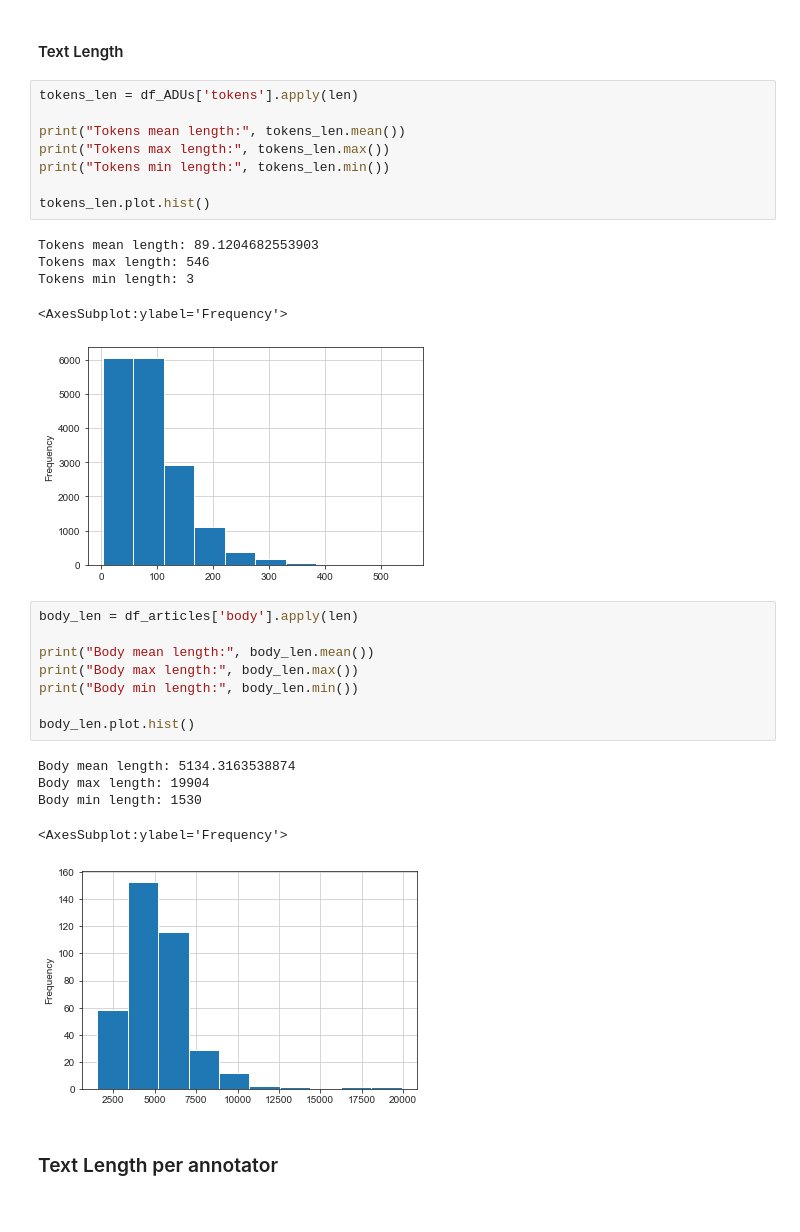
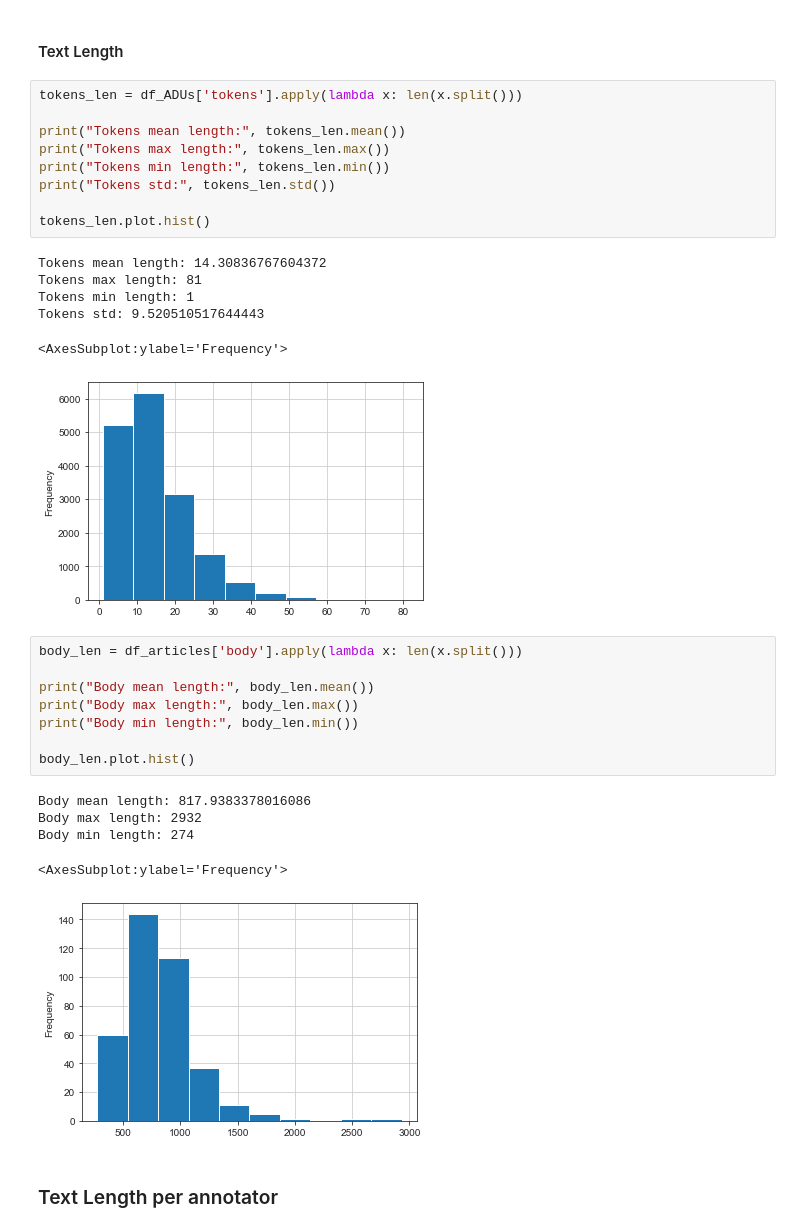
Before and after one commit to g-batalhao-a/PLN, a Jupyter notebook: Project/Assignment1/data_analysis.ipynb, the cells around one changed output. Saved outputs shown, nothing was run; the diff lists cells and outputs as text.

```diff
--- a/Project/Assignment1/data_analysis.ipynb
+++ b/Project/Assignment1/data_analysis.ipynb
@@ -152,33 +158,35 @@ plt.legend(loc='upper left')
 # %% [markdown]
 #### Text Length
 # %%
-tokens_len = df_ADUs['tokens'].apply(len)
+tokens_len = df_ADUs['tokens'].apply(lambda x: len(x.split()))
 
 print("Tokens mean length:", tokens_len.mean())
 print("Tokens max length:", tokens_len.max())
 print("Tokens min length:", tokens_len.min())
+print("Tokens std:", tokens_len.std())
 
 tokens_len.plot.hist()
 # %% [output]
-Tokens mean length: 89.1204682553903
-Tokens max length: 546
-Tokens min length: 3
+Tokens mean length: 14.30836767604372
+Tokens max length: 81
+Tokens min length: 1
+Tokens std: 9.520510517644443
 <AxesSubplot:ylabel='Frequency'>
-[figure, old version]
+[figure, new version]
 # %%
-body_len = df_articles['body'].apply(len)
+body_len = df_articles['body'].apply(lambda x: len(x.split()))
 
 print("Body mean length:", body_len.mean())
 print("Body max length:", body_len.max())
 print("Body min length:", body_len.min())
 
 body_len.plot.hist()
 # %% [output]
-Body mean length: 5134.3163538874
-Body max length: 19904
-Body min length: 1530
+Body mean length: 817.9383378016086
+Body max length: 2932
+Body min length: 274
 <AxesSubplot:ylabel='Frequency'>
-[figure, old version]
+[figure, new version]
 # %% [markdown]
 ### Text Length per annotator
 # %%
```
Also changed, not shown: parts of 6 cells of this notebook, 3 other files.
